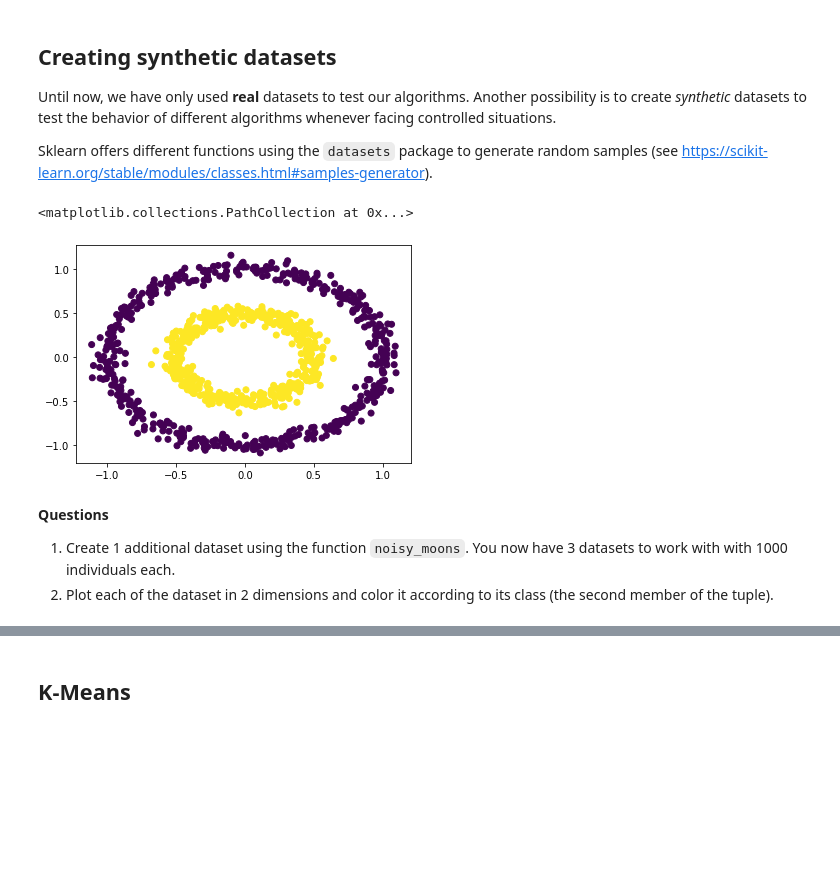
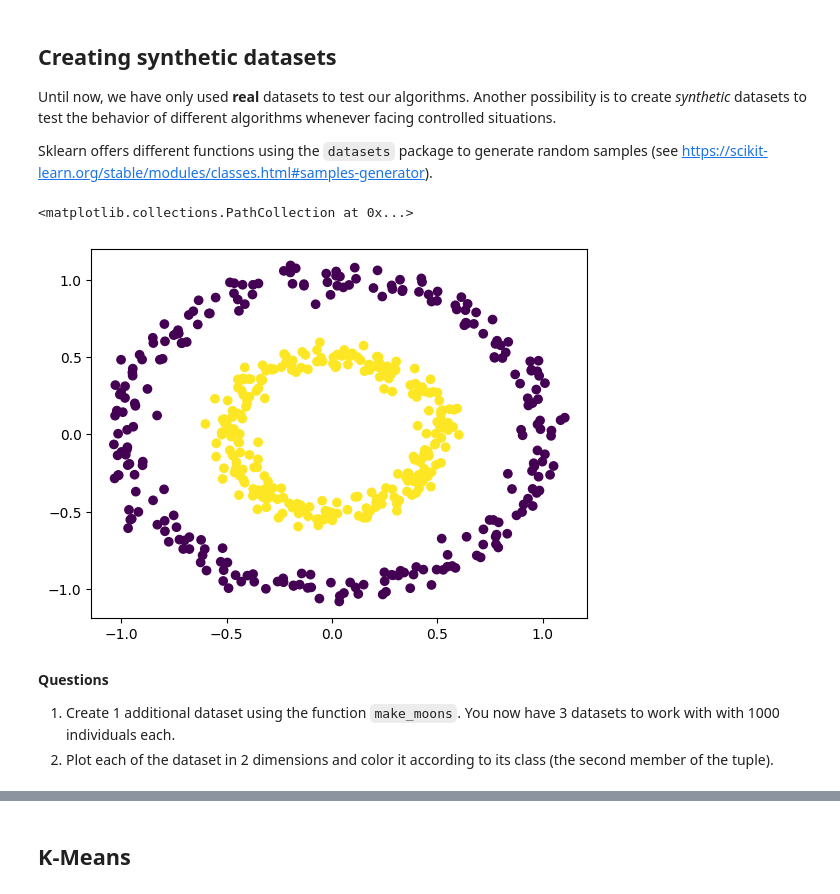
Before and after one commit to SphRbtHyk/miashs_introduction_ml, a Jupyter notebook: lab8/clustering.ipynb, the cells around one changed output, grey strips where cells are left out. Cells and saved outputs as stored; diff of their text form; code cells hidden in the pictures; blank space fills up the shorter version.

```diff
--- a/lab8/clustering.ipynb
+++ b/lab8/clustering.ipynb
@@ -10,16 +10,16 @@ from sklearn.datasets import make_circles, make_moons, make_blobs
 import numpy as np
 from matplotlib import pyplot as plt
 # %%
-n_samples=1000
+n_samples=500
 X_noisy_circles, y_noisy_circles = make_circles(n_samples=n_samples, factor=0.5, noise=0.05)
 plt.scatter(X_noisy_circles[:,0], X_noisy_circles[:,1], c=y_noisy_circles)
 # %% [output]
 <matplotlib.collections.PathCollection at 0x...>
-[figure, old version]
+[figure, new version]
 # %%
 random_dataset = np.random.rand(n_samples, 2)
 # %% [markdown]
 **Questions**
 
-1. Create 1 additional dataset using the function `noisy_moons`. You now have 3 datasets to work with with 1000 individuals each.
+1. Create 1 additional dataset using the function `make_moons`. You now have 3 datasets to work with with 1000 individuals each.
 2. Plot each of the dataset in 2 dimensions and color it according to its class (the second member of the tuple).
```
Also changed, not shown: parts of 19 cells of this notebook.
